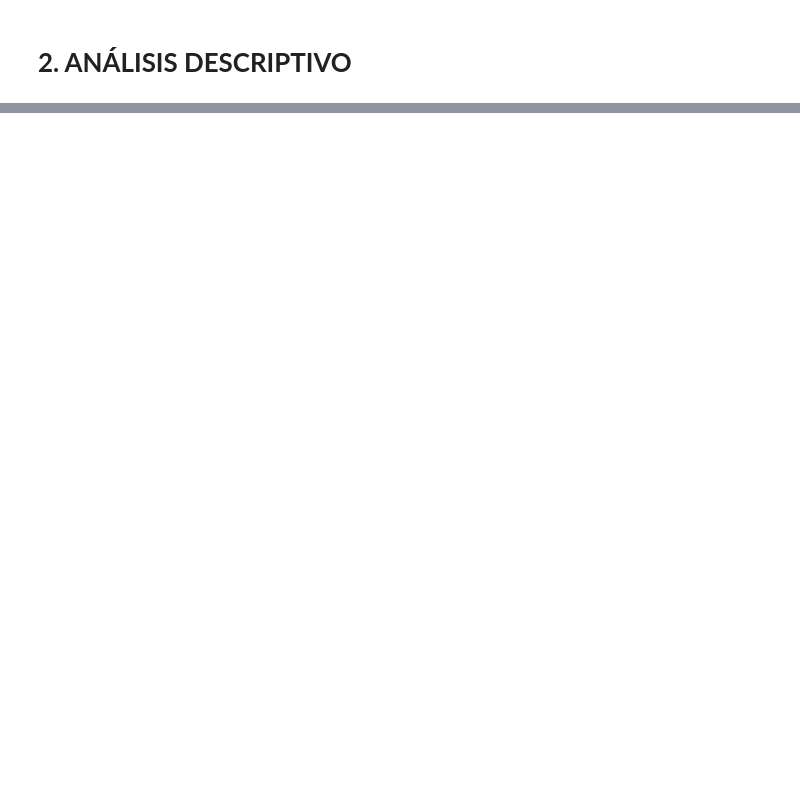
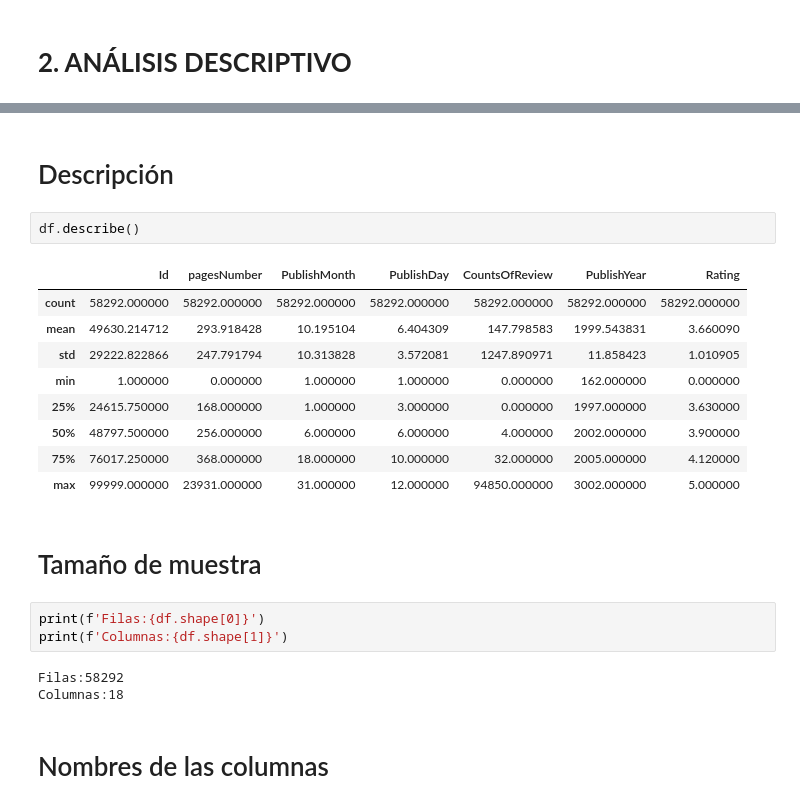
Before and after one commit to 4GeeksAcademy/ProyectoFinalVV, a Jupyter notebook: src/2. Analisis_descriptivos.ipynb, the cells around one changed output, grey strips where cells are left out. Cells and saved outputs as stored; diff of their text form; blank space fills up the shorter version.

```diff
--- a/src/2. Analisis_descriptivos.ipynb
+++ b/src/2. Analisis_descriptivos.ipynb
@@ -19,0 +92,24 @@ df.head(10)
+# %% [markdown]
+# Descripción
+# %%
+df.describe()
+# %% [output]
+|  | Id | pagesNumber | PublishMonth | PublishDay | CountsOfReview | PublishYear | Rating |
+| count | 58292.000000 | 58292.000000 | 58292.000000 | 58292.000000 | 58292.000000 | 58292.000000 | 58292.000000 |
+| mean | 49630.214712 | 293.918428 | 10.195104 | 6.404309 | 147.798583 | 1999.543831 | 3.660090 |
+| std | 29222.822866 | 247.791794 | 10.313828 | 3.572081 | 1247.890971 | 11.858423 | 1.010905 |
+| min | 1.000000 | 0.000000 | 1.000000 | 1.000000 | 0.000000 | 162.000000 | 0.000000 |
+| 25% | 24615.750000 | 168.000000 | 1.000000 | 3.000000 | 0.000000 | 1997.000000 | 3.630000 |
+| 50% | 48797.500000 | 256.000000 | 6.000000 | 6.000000 | 4.000000 | 2002.000000 | 3.900000 |
+| 75% | 76017.250000 | 368.000000 | 18.000000 | 10.000000 | 32.000000 | 2005.000000 | 4.120000 |
+| max | 99999.000000 | 23931.000000 | 31.000000 | 12.000000 | 94850.000000 | 3002.000000 | 5.000000 |
+# %% [markdown]
+# Tamaño de muestra
+# %%
+print(f'Filas:{df.shape[0]}')
+print(f'Columnas:{df.shape[1]}')
+# %% [output]
+Filas:58292
+Columnas:18
+# %% [markdown]
+# Nombres de las columnas
```
Also changed, not shown: parts of 10 cells of this notebook, 2 other files.
